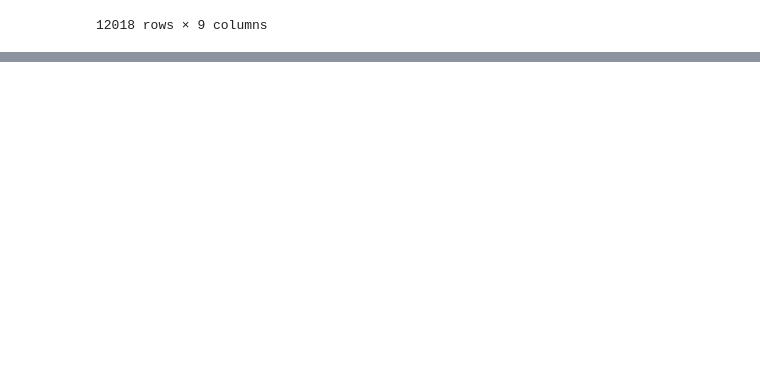
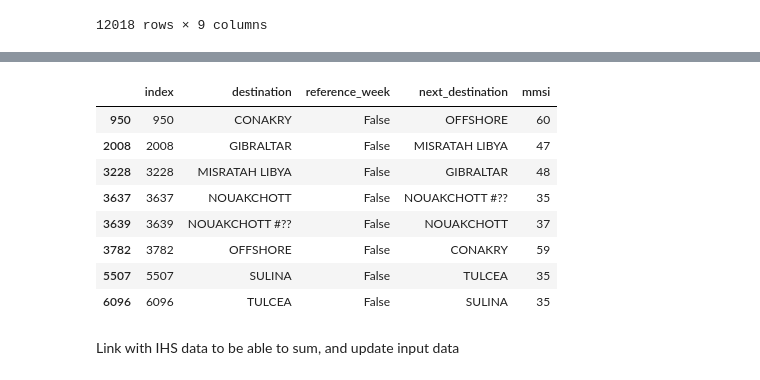
Before and after one commit to InseeFrLab/hackathon-un-2022, a Jupyter notebook: notebooks/ports_sspcloud.ipynb, the cells around one changed output, grey strips where cells are left out. Cells and saved outputs as stored; diff of their text form; code cells hidden in the pictures; blank space fills up the shorter version.

```diff
--- a/notebooks/ports_sspcloud.ipynb
+++ b/notebooks/ports_sspcloud.ipynb
@@ -637,0 +707,12 @@ Name: mmsi, Length: 69, dtype: int64
+# %%
+departure_counts[departure_counts['mmsi'] > 30]
+# %% [output]
+|  | index | destination | reference_week | next_destination | mmsi |
+| 950 | 950 | CONAKRY | False | OFFSHORE | 60 |
+| 2008 | 2008 | GIBRALTAR | False | MISRATAH LIBYA | 47 |
+| 3228 | 3228 | MISRATAH LIBYA | False | GIBRALTAR | 48 |
+| 3637 | 3637 | NOUAKCHOTT | False | NOUAKCHOTT #?? | 35 |
+| 3639 | 3639 | NOUAKCHOTT #?? | False | NOUAKCHOTT | 37 |
+| 3782 | 3782 | OFFSHORE | False | CONAKRY | 59 |
+| 5507 | 5507 | SULINA | False | TULCEA | 35 |
+| 6096 | 6096 | TULCEA | False | SULINA | 35 |
@@ -637,0 +721,2 @@ Name: mmsi, Length: 69, dtype: int64
+# %% [markdown]
+Link with IHS data to be able to sum, and update input data
```
Also changed, not shown: parts of 19 cells of this notebook.
